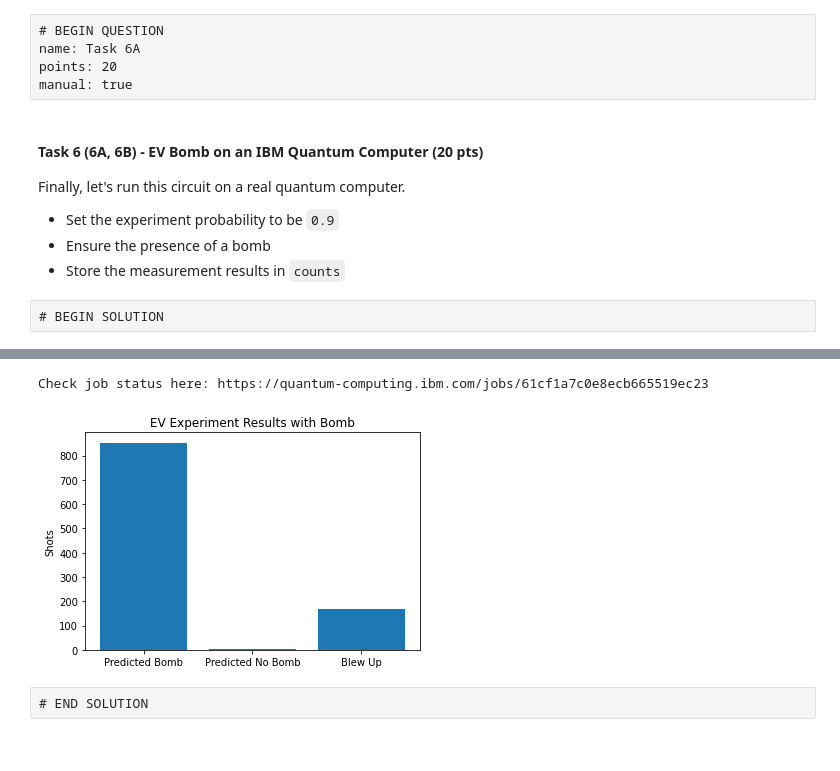
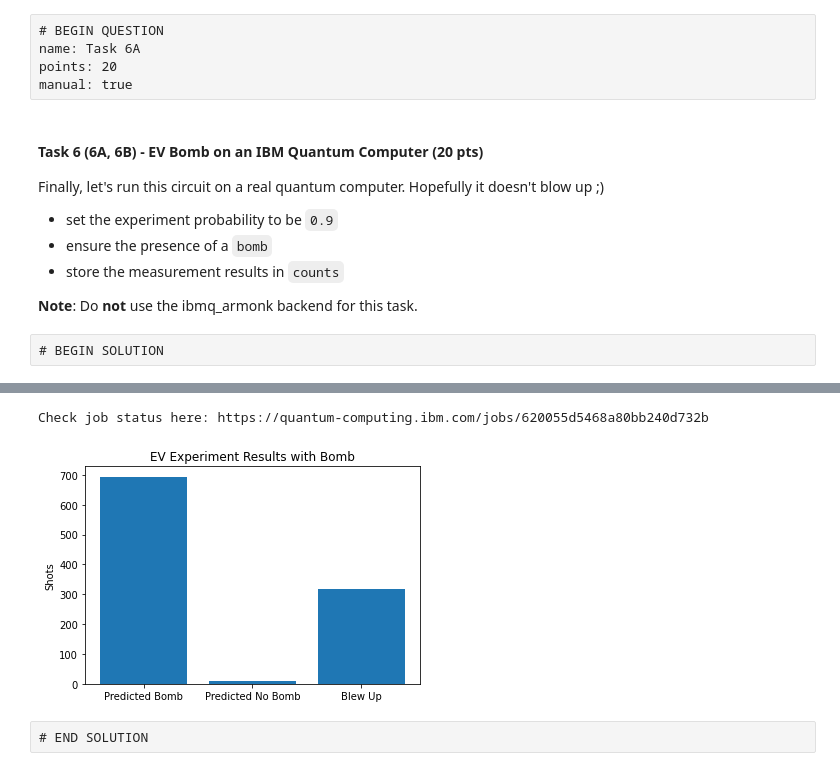
Before and after one commit to ProfRonCytron/ZeboCopy, a Jupyter notebook: exercises/qiskit/q2/q2.ipynb, the cells around one changed output, grey strips where cells are left out. Cells and saved outputs as stored; diff of their text form; code cells hidden in the pictures.

Commit message:
q2 better instructions and cleaned up coding tasks

```diff
--- a/exercises/qiskit/q2/q2.ipynb
+++ b/exercises/qiskit/q2/q2.ipynb
@@ -340,23 +320,24 @@ Hint: use the provided functions and previous tasks to help build your circuit.
 # BEGIN SOLUTION
 # %%
 def gen_circuit(probability, bomb):
+    n = compute_iterations(probability)
+    qc = QuantumCircuit(QuantumRegister(1,'qr'),
+                        ClassicalRegister(n, 'step'),
+                        ClassicalRegister(1, 'result')
+                       )
+    # You fill in the rest!
     # BEGIN SOLUTION
-    n = compute_iterations(probability)
     angle = compute_theta(n)
-    qc = genQC(n)
-
     for i in range(n):
         rotate(qc, angle)
         if bomb == "bomb":
-            measure(qc,i)
+            qc.measure(0,i)
         else:
-            identity(qc)
+            qc.id(0)
 
+    qc.measure(0,n)
+    return qc
     # END SOLUTION
-    # Add one final measurement without rotation
-    # to the result register
-    qc.measure(getQR(qc), qc.cregs[1])
-    return qc
 # %%
 # Draw a bomb circuit here having probability == 0.5
 # BEGIN SOLUTION
@@ -447,10 +431,12 @@ points: 20
 manual: true
 # %% [markdown]
 #### Task 6 (6A, 6B) - EV Bomb on an IBM Quantum Computer (20 pts)
-Finally, let's run this circuit on a real quantum computer.
-- Set the experiment probability to be `0.9`
-- Ensure the presence of a bomb
-- Store the measurement results in `counts`
+Finally, let's run this circuit on a real quantum computer. Hopefully it doesn't blow up ;)
+- set the experiment probability to be `0.9`
+- ensure the presence of a `bomb`
+- store the measurement results in `counts`
+
+**Note**: Do **not** use the ibmq_armonk backend for this task.
 # %% [raw]
 # BEGIN SOLUTION
 # %%
@@ -458,13 +444,14 @@ Finally, let's run this circuit on a real quantum computer.
 
 # BEGIN SOLUTION
 IBMQ.load_account()
-ibmqc = IBMQ.get_provider(hub='ibm-q').get_backend('ibmq_')
+ibmqc = IBMQ.get_provider(hub='ibm-q').get_backend('ibmq_quito')
 job = execute(gen_circuit(.9, "bomb"), ibmqc, shots=1024)
 print("Check job status here:", "https://quantum-computing.ibm.com/jobs/" + job.job_id())
 res = job.result()
 counts = res.get_counts()
 # END SOLUTION
 
+# no need to edit any of this code below...
 n = compute_iterations(.9)
 zeros_key = "0 " + "0"*n
 one_key = "1 "+ "0"*n
@@ -491,5 +478,5 @@ ibmqfactory.load_account:WARNING:2021-12-31 09:58:00,477: Credentials are alread
-Check job status here: https://quantum-computing.ibm.com/jobs/61cf1a7c0e8ecb665519ec23
+Check job status here: https://quantum-computing.ibm.com/jobs/620055d5468a80bb240d732b
-[figure, old version]
+[figure, new version]
 # %% [raw]
 # END SOLUTION
 # %% [raw]
```
Also changed, not shown: parts of 16 cells of this notebook.
